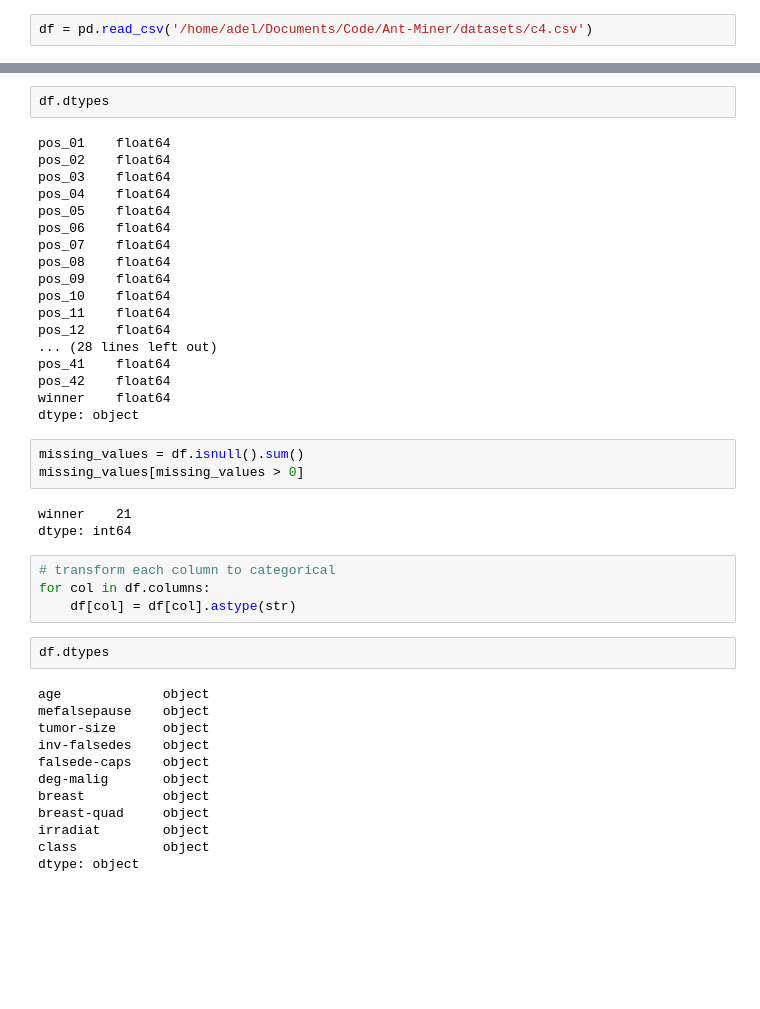
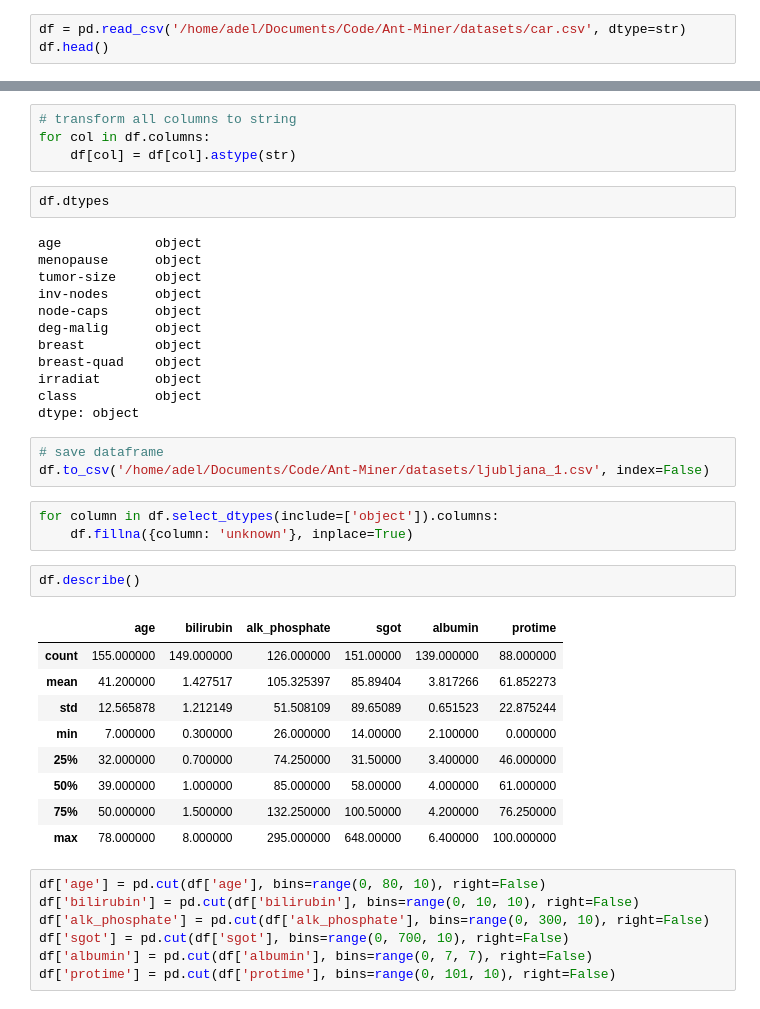
Before and after one commit to AdelCSE/Ant-Miner, a Jupyter notebook: src/notebooks/notebook.ipynb, the cells around one changed output, grey strips where cells are left out. Saved outputs shown, nothing was run; the diff lists cells and outputs as text; blank space fills up the shorter version.

```diff
--- a/src/notebooks/notebook.ipynb
+++ b/src/notebooks/notebook.ipynb
@@ -5,2 +3,3 @@ from sklearn.metrics import accuracy_score
 # %%
-df = pd.read_csv('/home/adel/Documents/Code/Ant-Miner/datasets/c4.csv')
+df = pd.read_csv('/home/adel/Documents/Code/Ant-Miner/datasets/car.csv', dtype=str)
+df.head()
@@ -11,44 +30,43 @@ df.shape
+# %%
+# transform all columns to string
+for col in df.columns:
+    df[col] = df[col].astype(str)
 # %%
 df.dtypes
 # %% [output]
-pos_01    float64
-pos_02    float64
-pos_03    float64
-pos_04    float64
-pos_05    float64
-pos_06    float64
-pos_07    float64
-pos_08    float64
-pos_09    float64
-pos_10    float64
-pos_11    float64
-pos_12    float64
-... (28 lines left out)
-pos_41    float64
-pos_42    float64
-winner    float64
+age            object
+menopause      object
+tumor-size     object
+inv-nodes      object
+node-caps      object
+deg-malig      object
+breast         object
+breast-quad    object
+irradiat       object
+class          object
 dtype: object
-# %%
-missing_values = df.isnull().sum()
-missing_values[missing_values > 0]
-# %% [output]
-winner    21
-dtype: int64
+# %%
+# save dataframe
+df.to_csv('/home/adel/Documents/Code/Ant-Miner/datasets/ljubljana_1.csv', index=False)
+# %%
+for column in df.select_dtypes(include=['object']).columns:
+    df.fillna({column: 'unknown'}, inplace=True)
+# %%
+df.describe()
+# %% [output]
+|  | age | bilirubin | alk_phosphate | sgot | albumin | protime |
+| count | 155.000000 | 149.000000 | 126.000000 | 151.00000 | 139.000000 | 88.000000 |
+| mean | 41.200000 | 1.427517 | 105.325397 | 85.89404 | 3.817266 | 61.852273 |
+| std | 12.565878 | 1.212149 | 51.508109 | 89.65089 | 0.651523 | 22.875244 |
+| min | 7.000000 | 0.300000 | 26.000000 | 14.00000 | 2.100000 | 0.000000 |
+| 25% | 32.000000 | 0.700000 | 74.250000 | 31.50000 | 3.400000 | 46.000000 |
+| 50% | 39.000000 | 1.000000 | 85.000000 | 58.00000 | 4.000000 | 61.000000 |
+| 75% | 50.000000 | 1.500000 | 132.250000 | 100.50000 | 4.200000 | 76.250000 |
+| max | 78.000000 | 8.000000 | 295.000000 | 648.00000 | 6.400000 | 100.000000 |
 # %%
-# transform each column to categorical
-for col in df.columns:
-    df[col] = df[col].astype(str)
+df['age'] = pd.cut(df['age'], bins=range(0, 80, 10), right=False)
+df['bilirubin'] = pd.cut(df['bilirubin'], bins=range(0, 10, 10), right=False)
+df['alk_phosphate'] = pd.cut(df['alk_phosphate'], bins=range(0, 300, 10), right=False)
+df['sgot'] = pd.cut(df['sgot'], bins=range(0, 700, 10), right=False)
+df['albumin'] = pd.cut(df['albumin'], bins=range(0, 7, 7), right=False)
+df['protime'] = pd.cut(df['protime'], bins=range(0, 101, 10), right=False)
-# %%
-df.dtypes
-# %% [output]
-age             object
-mefalsepause    object
-tumor-size      object
-inv-falsedes    object
-falsede-caps    object
-deg-malig       object
-breast          object
-breast-quad     object
-irradiat        object
-class           object
-dtype: object
```
Also changed, not shown: parts of 26 cells of this notebook, 35 other files.
